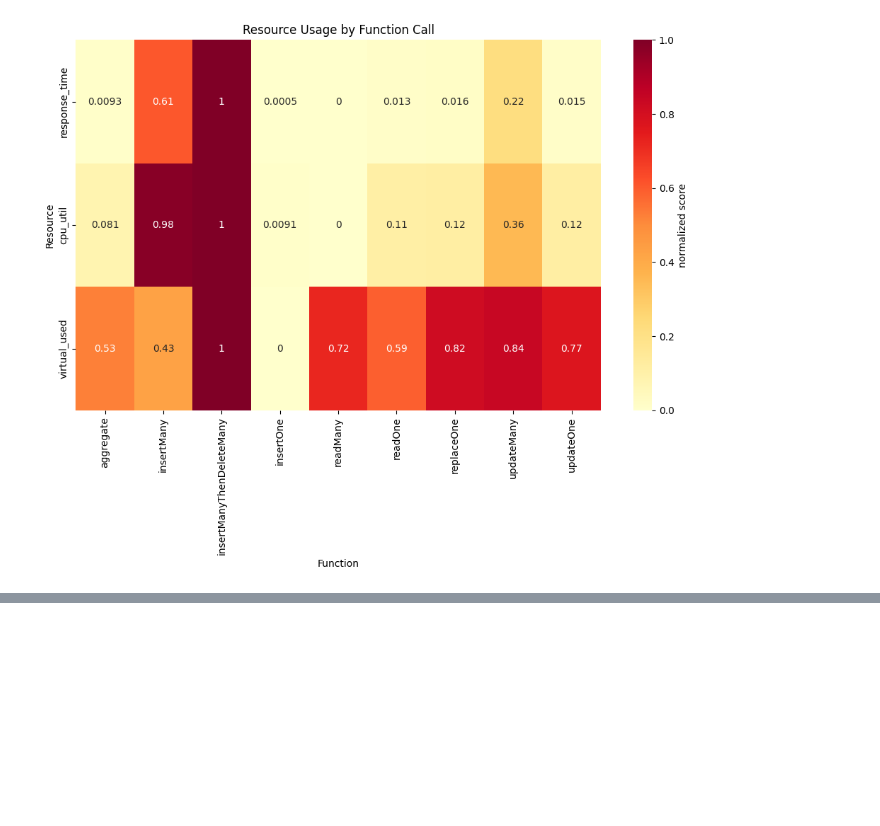
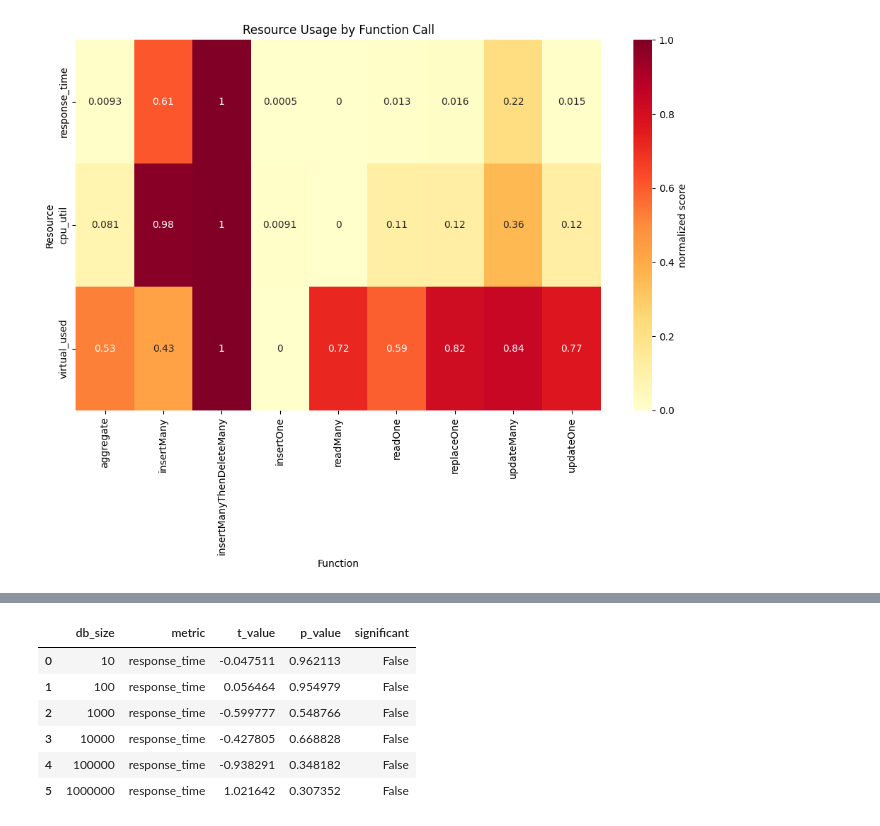
Before and after one commit to AhmadJanjua/MongoPerformance, a Jupyter notebook: src/analysis.ipynb, the cells around one changed output, grey strips where cells are left out. Saved outputs shown, nothing was run; the diff lists cells and outputs as text; code cells hidden in the pictures; blank space fills up the shorter version.

```diff
--- a/src/analysis.ipynb
+++ b/src/analysis.ipynb
@@ -886,0 +932,40 @@ createDeleteStackChartCI(t_df.copy(deep=True))
+# %%
+def hypothesisDType(df: pd.DataFrame):
+    # filter to get tests that exist in both
+    df = df[~df["function"].isin([
+        "insertOneThenUpdateBirthday",
+        "insertOneThenUpdateTimestamp",
+        "readThenDeleteManyLikes",
+        "readThenDeleteOldUsers",
+    ])]
+
+    metrics = ["response_time"]
+    records = []
+
+    for metric in metrics:
+        for size, frame in df.groupby("db_size"):
+            struct = frame[frame["db_type"] == "structured"][metric]
+            unstruct = frame[frame["db_type"] == "unstructured"][metric]
+
+            # conduct t test
+            t_stat, p_val = stats.ttest_ind(struct, unstruct, equal_var=False)
+
+            records.append({
+                "db_size": size,
+                "metric": metric,
+                "t_value": t_stat,
+                "p_value": p_val,
+                "significant": p_val < 0.05
+            })
+
+    return pd.DataFrame(records)
+
+hypothesisDType(t_df.copy(deep=True))
+# %% [output]
+|  | db_size | metric | t_value | p_value | significant |
+| 0 | 10 | response_time | -0.047511 | 0.962113 | False |
+| 1 | 100 | response_time | 0.056464 | 0.954979 | False |
+| 2 | 1000 | response_time | -0.599777 | 0.548766 | False |
+| 3 | 10000 | response_time | -0.427805 | 0.668828 | False |
+| 4 | 100000 | response_time | -0.938291 | 0.348182 | False |
+| 5 | 1000000 | response_time | 1.021642 | 0.307352 | False |
```
Also changed, not shown: parts of 7 cells of this notebook.
